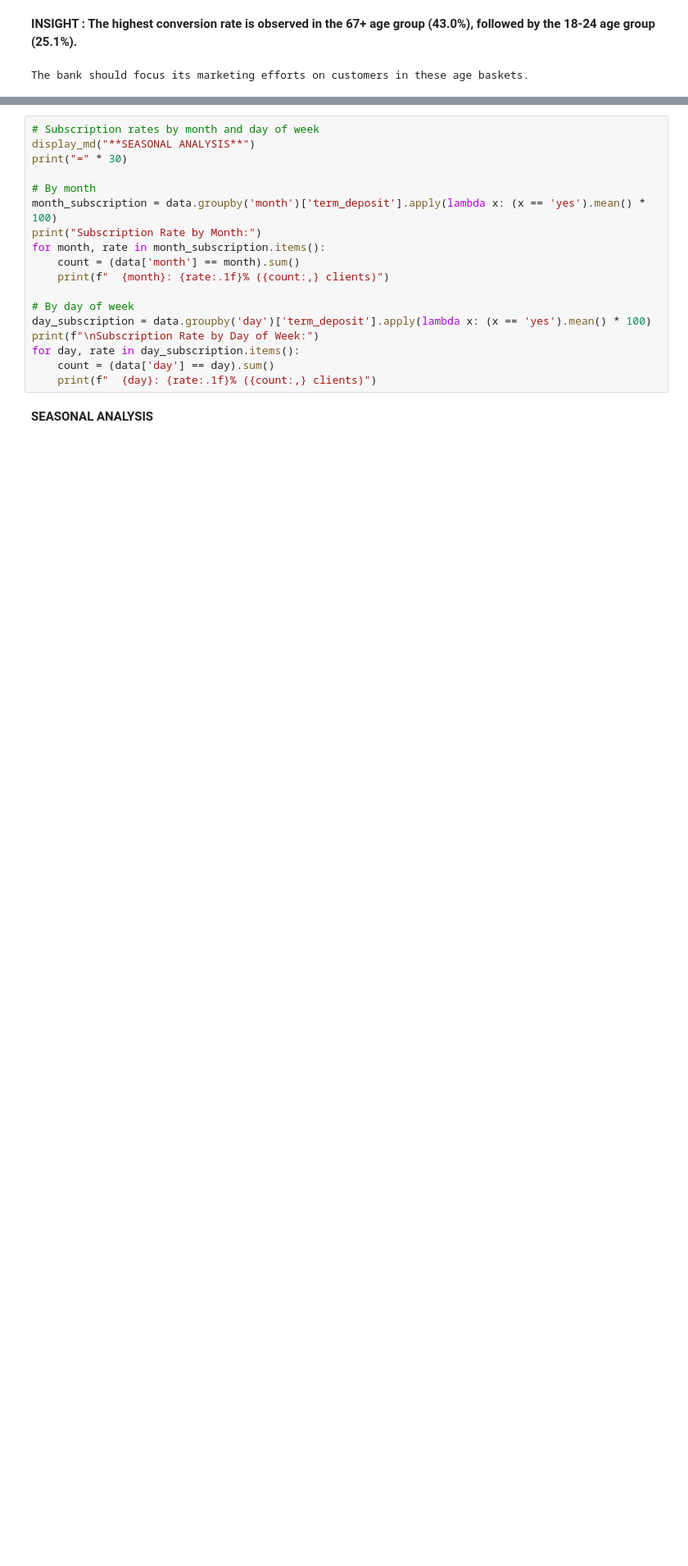
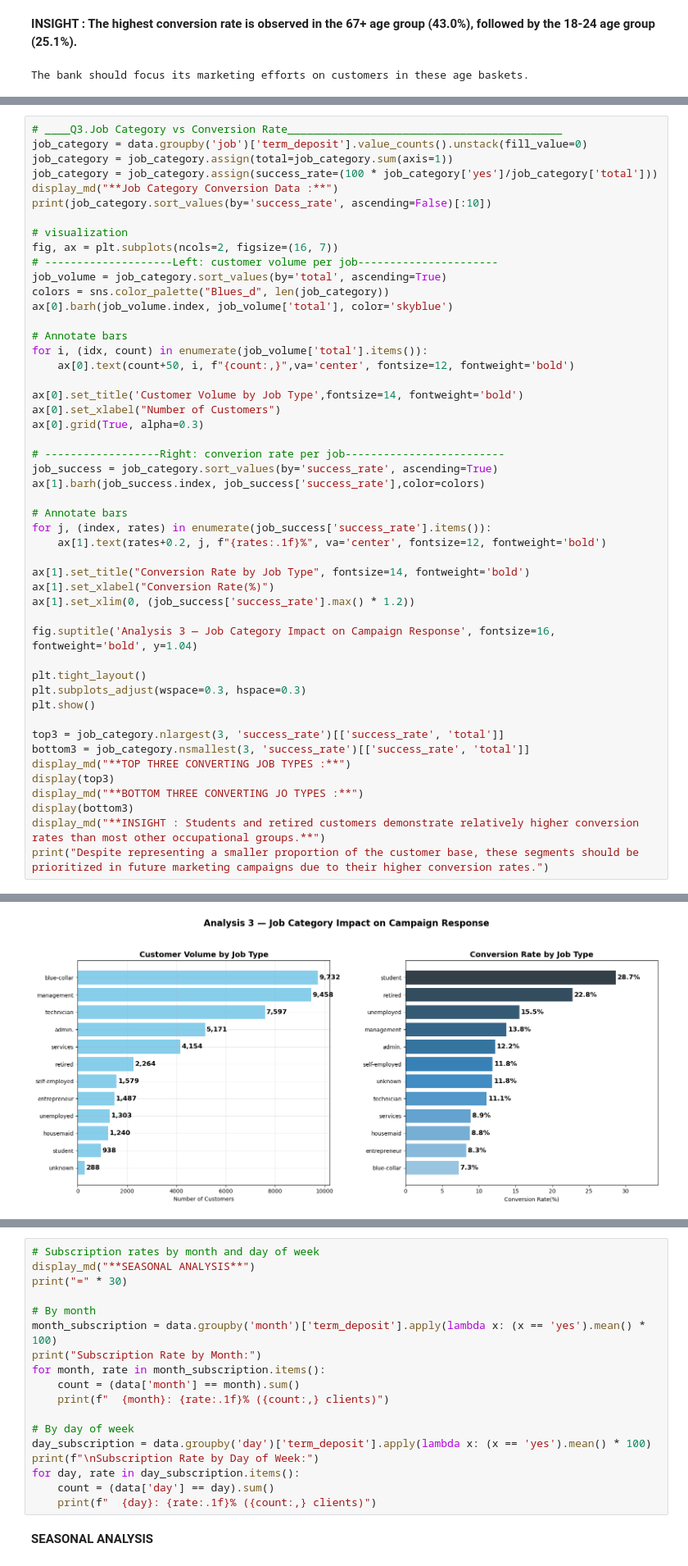
Before and after one commit to annugit1655/Bank-TeleMarketing, a Jupyter notebook: notebooks/02-bivariate-correlation-analysis.ipynb, the cells around one changed output, grey strips where cells are left out. Shown at 82% size. Drawn from its saved outputs; the diff is of its cells as text; blank space fills up the shorter version.

Commit message:
'job_analysis'

```diff
--- a/notebooks/02-bivariate-correlation-analysis.ipynb
+++ b/notebooks/02-bivariate-correlation-analysis.ipynb
@@ -351,0 +354,50 @@ The bank should focus its marketing efforts on customers in these age baskets.
+# %%
+# ____Q3.Job Category vs Conversion Rate___________________________________________
+job_category = data.groupby('job')['term_deposit'].value_counts().unstack(fill_value=0)
+job_category = job_category.assign(total=job_category.sum(axis=1))
+job_category = job_category.assign(success_rate=(100 * job_category['yes']/job_category['total']))
+display_md("**Job Category Conversion Data :**")
+print(job_category.sort_values(by='success_rate', ascending=False)[:10])
+
+# visualization
+fig, ax = plt.subplots(ncols=2, figsize=(16, 7))
+# --------------------Left: customer volume per job----------------------
+job_volume = job_category.sort_values(by='total', ascending=True)
+colors = sns.color_palette("Blues_d", len(job_category))
+ax[0].barh(job_volume.index, job_volume['total'], color='skyblue')
+
+# Annotate bars
+for i, (idx, count) in enumerate(job_volume['total'].items()):
+    ax[0].text(count+50, i, f"{count:,}",va='center', fontsize=12, fontweight='bold')
+
+ax[0].set_title('Customer Volume by Job Type',fontsize=14, fontweight='bold')
+ax[0].set_xlabel("Number of Customers")
+ax[0].grid(True, alpha=0.3)
+
+# ------------------Right: converion rate per job-------------------------
+job_success = job_category.sort_values(by='success_rate', ascending=True)
+ax[1].barh(job_success.index, job_success['success_rate'],color=colors)
+
+# Annotate bars
+for j, (index, rates) in enumerate(job_success['success_rate'].items()):
+    ax[1].text(rates+0.2, j, f"{rates:.1f}%", va='center', fontsize=12, fontweight='bold')
+
+ax[1].set_title("Conversion Rate by Job Type", fontsize=14, fontweight='bold')
+ax[1].set_xlabel("Conversion Rate(%)")
+ax[1].set_xlim(0, (job_success['success_rate'].max() * 1.2))
+
+fig.suptitle('Analysis 3 — Job Category Impact on Campaign Response', fontsize=16, fontweight='bold', y=1.04)
+
+plt.tight_layout()
+plt.subplots_adjust(wspace=0.3, hspace=0.3)
+plt.show()
+
+top3 = job_category.nlargest(3, 'success_rate')[['success_rate', 'total']]
+bottom3 = job_category.nsmallest(3, 'success_rate')[['success_rate', 'total']]
+display_md("**TOP THREE CONVERTING JOB TYPES :**")
+display(top3)
+display_md("**BOTTOM THREE CONVERTING JO TYPES :**")
+display(bottom3)
+display_md("**INSIGHT : Students and retired customers demonstrate relatively higher conversion rates than most other occupational groups.**")
+print("Despite representing a smaller proportion of the customer base, these segments should be prioritized in future marketing campaigns due to their higher conversion rates.")
+# %% [output]
@@ -351,0 +417 @@ The bank should focus its marketing efforts on customers in these age baskets.
+[figure, added]
```
Also changed, not shown: parts of 4 cells of this notebook.
